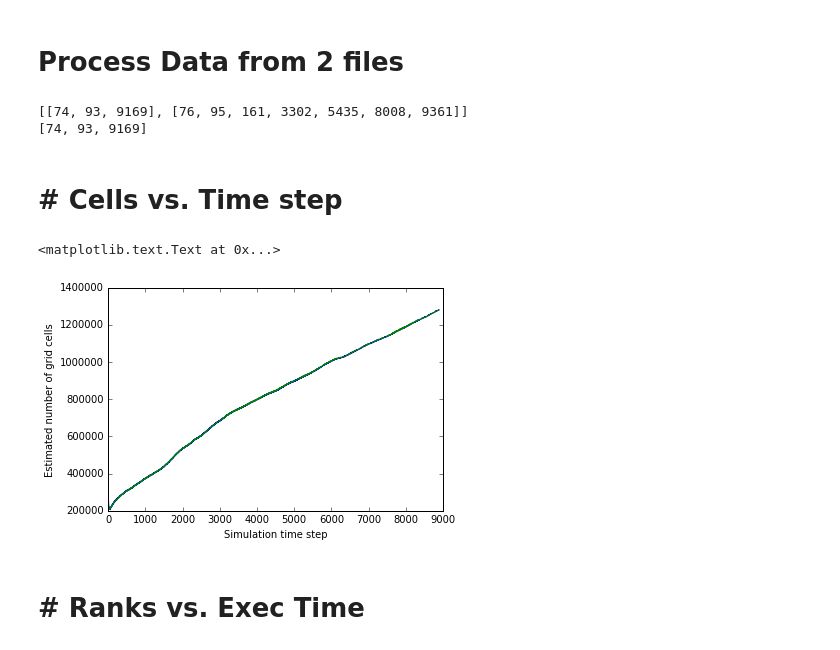
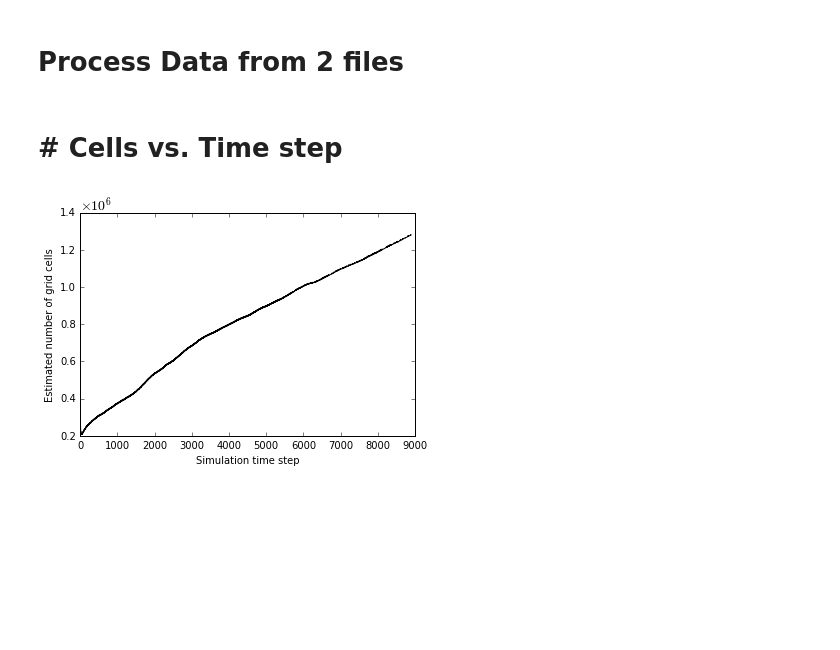
Before and after one commit to hellenbr/iSamoa, a Jupyter notebook: scripts/paper_cf17/Performance_2.ipynb, the cells around one changed output. Cells and saved outputs as stored; diff of their text form; code cells hidden in the pictures; blank space fills up the shorter version.

Commit message:
added plotting script for paper

```diff
--- a/scripts/paper_cf17/Performance_2.ipynb
+++ b/scripts/paper_cf17/Performance_2.ipynb
@@ -27,26 +29,34 @@ colors = ['red','blue']
 # %% [markdown]
 # Process Data from 2 files
 # %%
-all_markers = []
 all_nranks = []
 all_ncells = []
 all_nelaps = []
 all_mcells = []
 all_msteps = []
 
+all_tsu_ranks = []
+all_tsu_ts_et = []
+all_tsu_lb_et = []
+all_tsu_adp_et = []
+
 for file in files:
 
-    markers = []
     nranks = []
     ncells = []
     nelaps = []
     mcells = []
     msteps = []
 
-    ####################
-    # impi exec times
-    ####################
+    markers = []
+    tsu_ranks = []
+    tsu_ts_et = []
+    tsu_lb_et = []
+    tsu_adp_et = []
 
+    #################
+    # MPI Ranks
+    #################
     f = open(file, 'r')
     for i, line in enumerate(f,1):
 
@@ -75,39 +85,66 @@ for file in files:
                 idx = larr.index('cells:')
                 mcells = mcells + [cells * ranks]
     f.close()
-
-    all_markers = all_markers + [markers]
     all_nranks = all_nranks + [nranks]
     all_ncells = all_ncells + [ncells]
     all_nelaps = all_nelaps + [nelaps]
     all_mcells = all_mcells + [mcells]
     all_msteps = all_msteps + [msteps]
 
+    #################
+    # Throughput
+    #################
 
-print(all_markers)
+    # Remove the Init and EQ phase
+    markers = markers[2:]
 
-print(all_markers[0])
+    for marker in markers:
+
+        # ranks
+        line = linecache.getline(file, marker+2)
+        larr = line.split()
+        tsu_ranks = tsu_ranks + [int(larr[-1])]
+
+        # Tsunami Time step throughput
+        line = linecache.getline(file, marker+5)
+        larr = line.split()
+        idx = larr.index("ET:")
+        tsu_ts_et = tsu_ts_et + [1/float(larr[idx+1])]
+
+        # Tsuanmi Load Balancing throughput
+        line = linecache.getline(file, marker+6)
+        larr = line.split()
+        idx = larr.index("time:")
+        adap_time = float(larr[idx+1])
+        idx = larr.index("ET:")
+        adap_et = float(larr[idx+1])
+        idx = larr.index("balancing:")
+        lb_time = float(larr[idx+1])
+        tsu_lb_et = tsu_lb_et + [lb_time / (adap_time*adap_et)]
+
+        # Tsuanmi Load Balancing throughput
+        idx = larr.index("neighbors:")
+        updnb_time = float(larr[idx+1])
+        tsu_adp_et = tsu_adp_et + [(adap_time - updnb_time) / (adap_time*adap_et)]
+
+    all_tsu_ranks = all_tsu_ranks + [tsu_ranks]
+    all_tsu_ts_et = all_tsu_ts_et + [tsu_ts_et]
+    all_tsu_lb_et = all_tsu_lb_et + [tsu_lb_et]
+    all_tsu_adp_et = all_tsu_adp_et + [tsu_adp_et]
-# %% [output]
-[[74, 93, 9169], [76, 95, 161, 3302, 5435, 8008, 9361]]
-[74, 93, 9169]
 # %% [markdown]
 # # Cells vs. Time step
 # %%
 fig = plt.figure()
 ax = fig.gca()
 
-for i in range(0, len(files)):
-    msteps = all_msteps[i]
-    mcells = all_mcells[i]
-    ax.plot(msteps, mcells)
+mcells = np.divide(np.array(all_mcells[0]), 1000000).tolist()
+msteps = all_msteps[0]
 
+ax.plot(msteps, mcells, color='black')
 ax.set_xlabel("Simulation time step")
 ax.set_ylabel("Estimated number of grid cells")
+ax.text(-10, 1.41, r'$\times 10^{6}$', fontsize=14)
 
-
-#fig.savefig(path+"/cells_vs_steps.pdf",bbox_inches="tight")
+fig.savefig(basepath+"/cells_vs_steps.pdf",bbox_inches="tight")
 # %% [output]
-<matplotlib.text.Text at 0x...>
-[figure, old version]
+[figure, new version]
-# %% [markdown]
-# # Ranks vs. Exec Time
```
Also changed, not shown: parts of 6 cells of this notebook, 28 other files.
